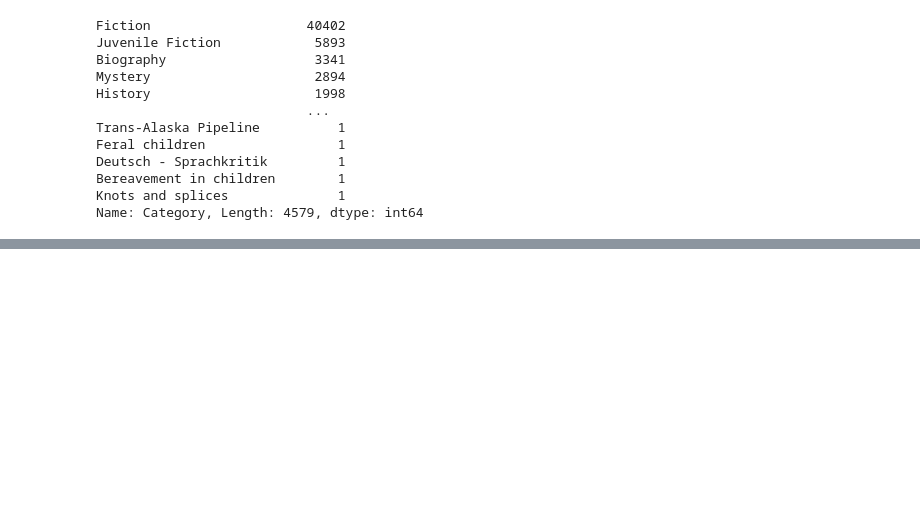
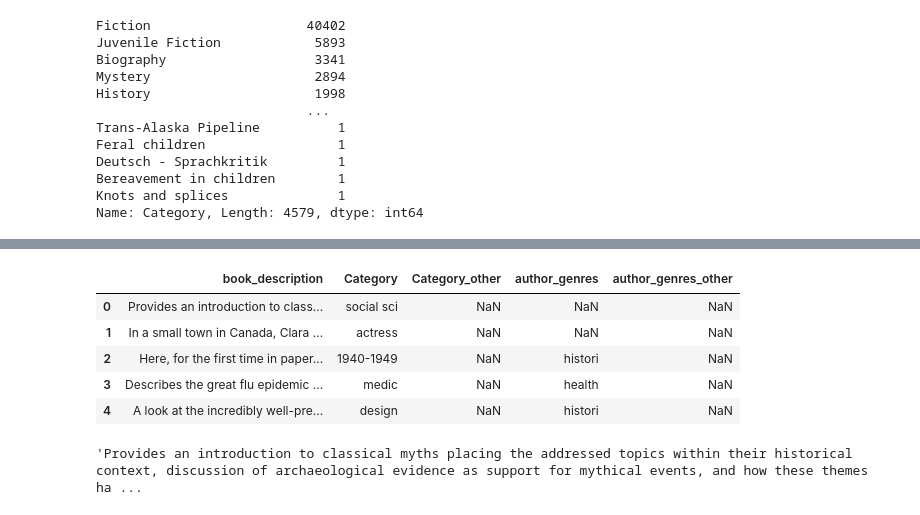
Before and after one commit to ArielNATAF/Books_project, a Jupyter notebook: datasets/Automatic_cleaning_colab_csv.ipynb, the cells around one changed output, grey strips where cells are left out. Saved outputs shown, nothing was run; the diff lists cells and outputs as text; code cells hidden in the pictures; blank space fills up the shorter version.

```diff
--- a/datasets/Automatic_cleaning_colab_csv.ipynb
+++ b/datasets/Automatic_cleaning_colab_csv.ipynb
@@ -540,0 +690,25 @@ books_scrapped_cleaned.to_csv(file_scrapper_cleaned, sep = "|", index = False)
+# %%
+#We keep only few columns to create the context of training
+df1 = books_scrapped_cleaned[["book_description", "Category", "Category_other", "author_genres", "author_genres_other"]]
+df1.head()
+# %% [output]
+|  | book_description | Category | Category_other | author_genres | author_genres_other |
+| 0 | Provides an introduction to class... | social sci | NaN | NaN | NaN |
+| 1 | In a small town in Canada, Clara ... | actress | NaN | NaN | NaN |
+| 2 | Here, for the first time in paper... | 1940-1949 | NaN | histori | NaN |
+| 3 | Describes the great flu epidemic ... | medic | NaN | health | NaN |
+| 4 | A look at the incredibly well-pre... | design | NaN | histori | NaN |
+# %%
+#All those columns informations must be joined inside one column
+#but we join only if column word is not empty
+
+#df2 = df1.apply(lambda x: ','.join(np.where(x.isna() == False, x.astype(str), "")), axis = 1)
+
+def WordToJoin(w):
+  ww = [x for x in w if str(x) != "nan"]
+  return ','.join(ww)
+
+df2 = df1.apply(lambda x: WordToJoin(x), axis = 1)
+df2[0]
+# %% [output]
+'Provides an introduction to classical myths placing the addressed topics within their historical context, discussion of archaeological evidence as support for mythical events, and how these themes ha ...
```
Also changed, not shown: parts of 73 cells of this notebook, 10 other files.
